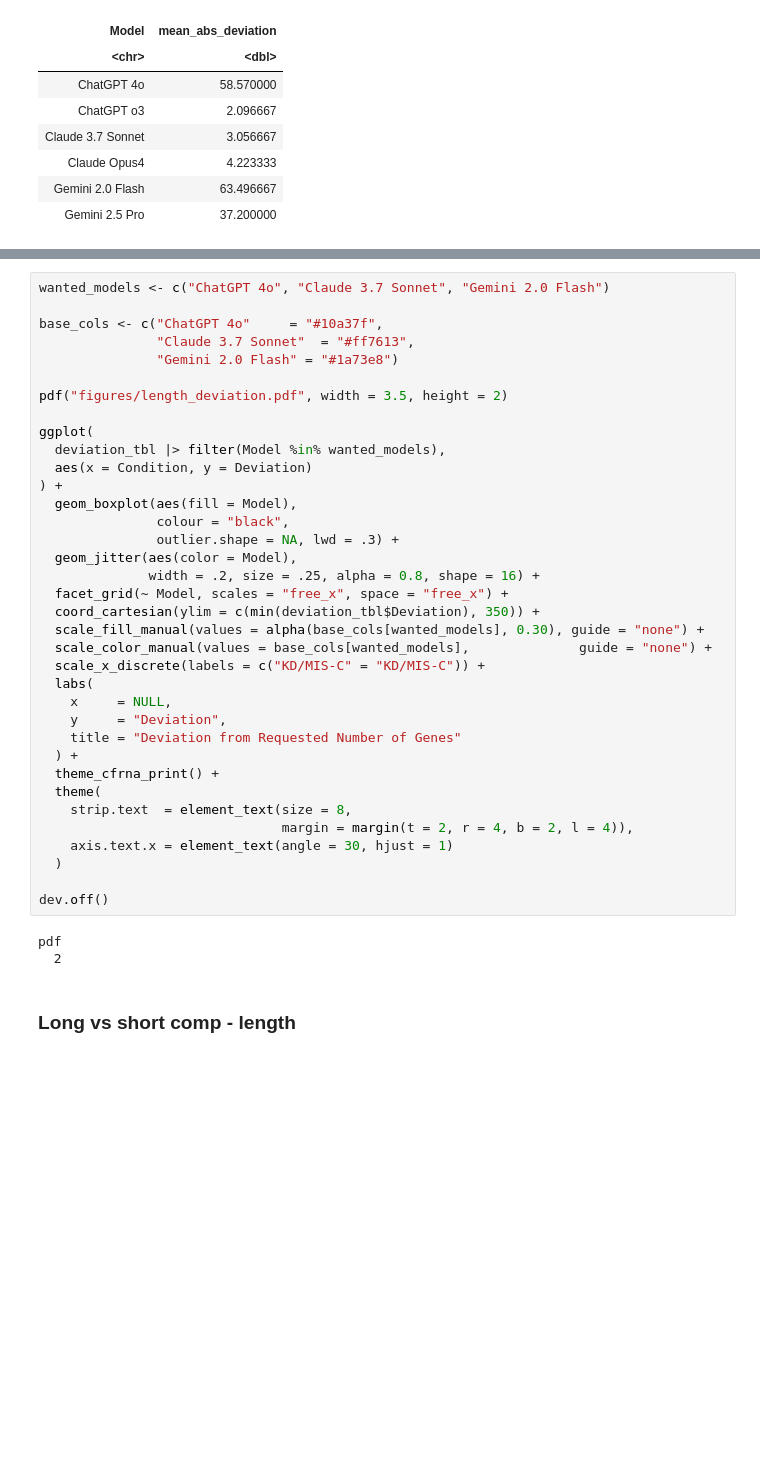
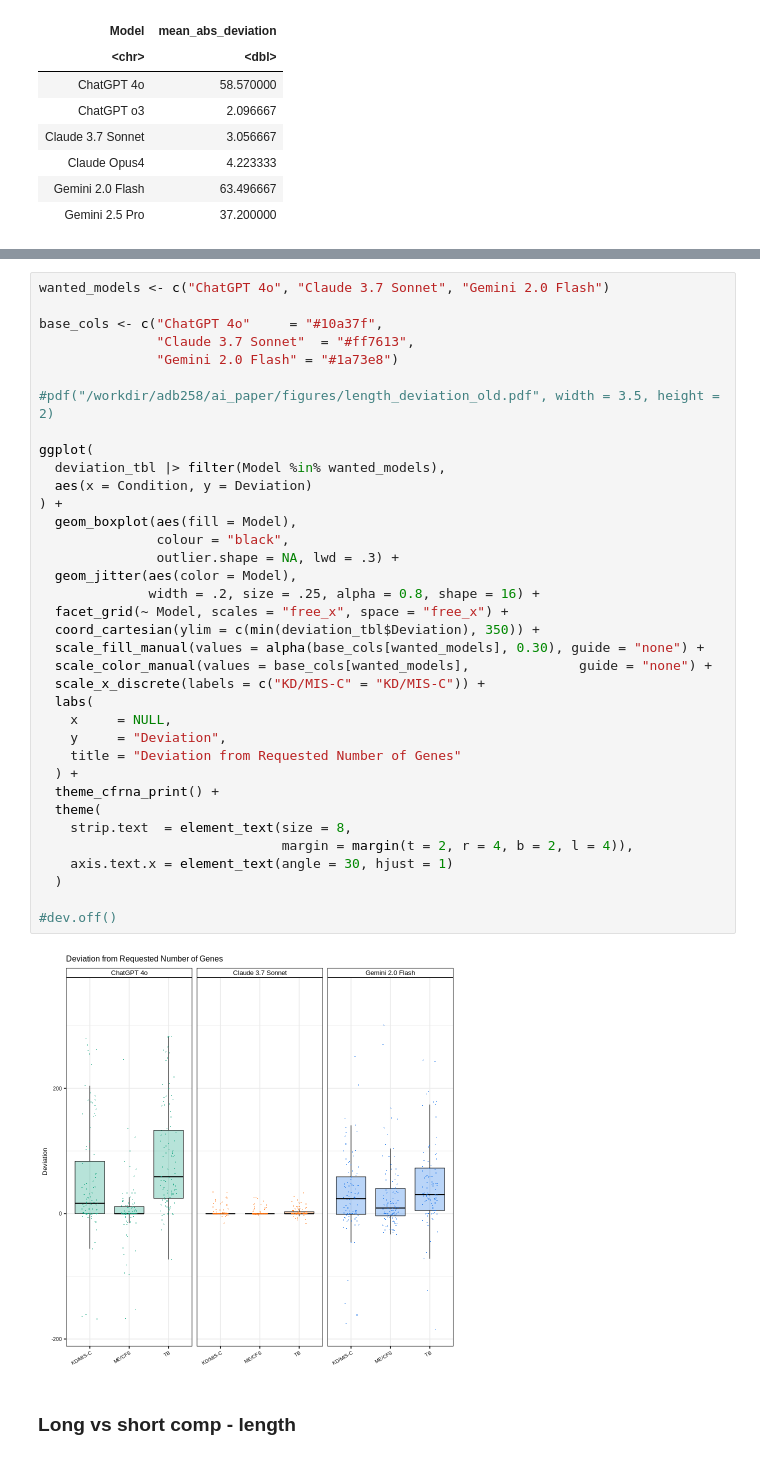
Before and after one commit to adb258/cfrna_ai_manuscript, a Jupyter notebook: code/ai_figures.ipynb, the cells around one changed output, grey strips where cells are left out. Saved outputs shown, nothing was run; the diff lists cells and outputs as text; blank space fills up the shorter version.

```diff
--- a/code/ai_figures.ipynb
+++ b/code/ai_figures.ipynb
@@ -294,38 +292,37 @@ base_cols <- c("ChatGPT 4o"     = "#10a37f",
                "Claude 3.7 Sonnet"  = "#ff7613",
                "Gemini 2.0 Flash" = "#1a73e8")
 
-pdf("figures/length_deviation.pdf", width = 3.5, height = 2)
+#pdf("/workdir/adb258/ai_paper/figures/length_deviation_old.pdf", width = 3.5, height = 2)
 
 ggplot(
   deviation_tbl |> filter(Model %in% wanted_models),
   aes(x = Condition, y = Deviation)
 ) +
   geom_boxplot(aes(fill = Model),
                colour = "black",
                outlier.shape = NA, lwd = .3) +
   geom_jitter(aes(color = Model),
               width = .2, size = .25, alpha = 0.8, shape = 16) +
   facet_grid(~ Model, scales = "free_x", space = "free_x") +
   coord_cartesian(ylim = c(min(deviation_tbl$Deviation), 350)) +
   scale_fill_manual(values = alpha(base_cols[wanted_models], 0.30), guide = "none") +
   scale_color_manual(values = base_cols[wanted_models],              guide = "none") +
   scale_x_discrete(labels = c("KD/MIS-C" = "KD/MIS-C")) +
   labs(
     x     = NULL,
     y     = "Deviation",
     title = "Deviation from Requested Number of Genes"
   ) +
   theme_cfrna_print() +
   theme(
     strip.text  = element_text(size = 8,
                                margin = margin(t = 2, r = 4, b = 2, l = 4)),
     axis.text.x = element_text(angle = 30, hjust = 1)
   )
 
-dev.off()
+#dev.off()
 # %% [output]
-pdf
-  2
+[figure, added]
 # %% [markdown]
 ### Long vs short comp - length
 # %%
```
Also changed, not shown: parts of 39 cells of this notebook.
